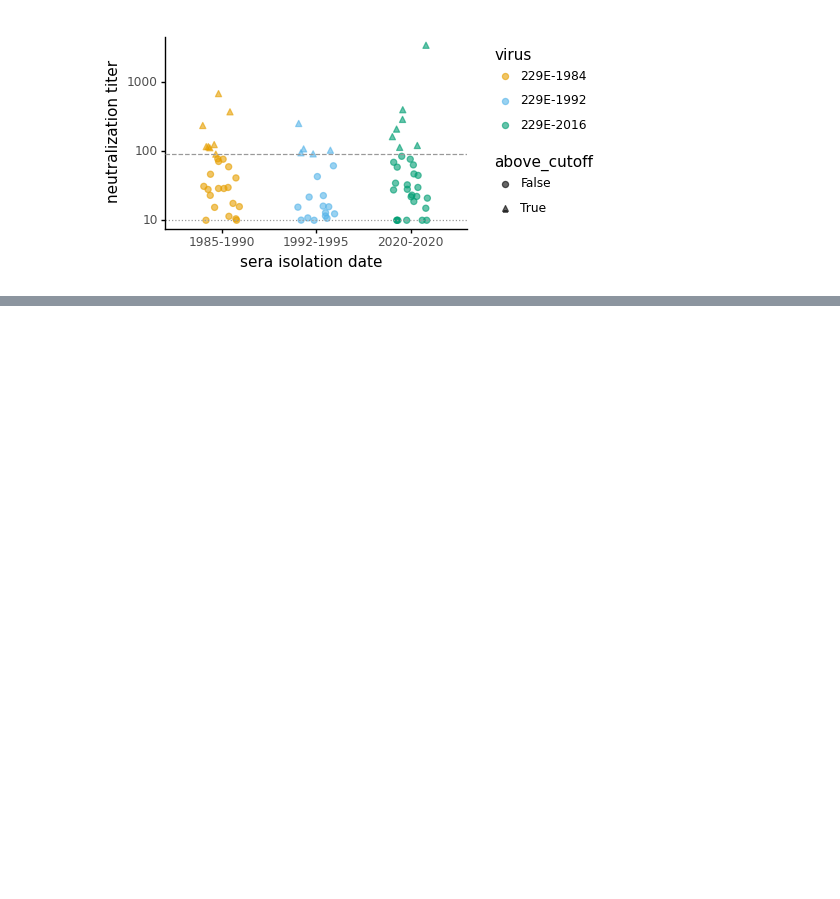
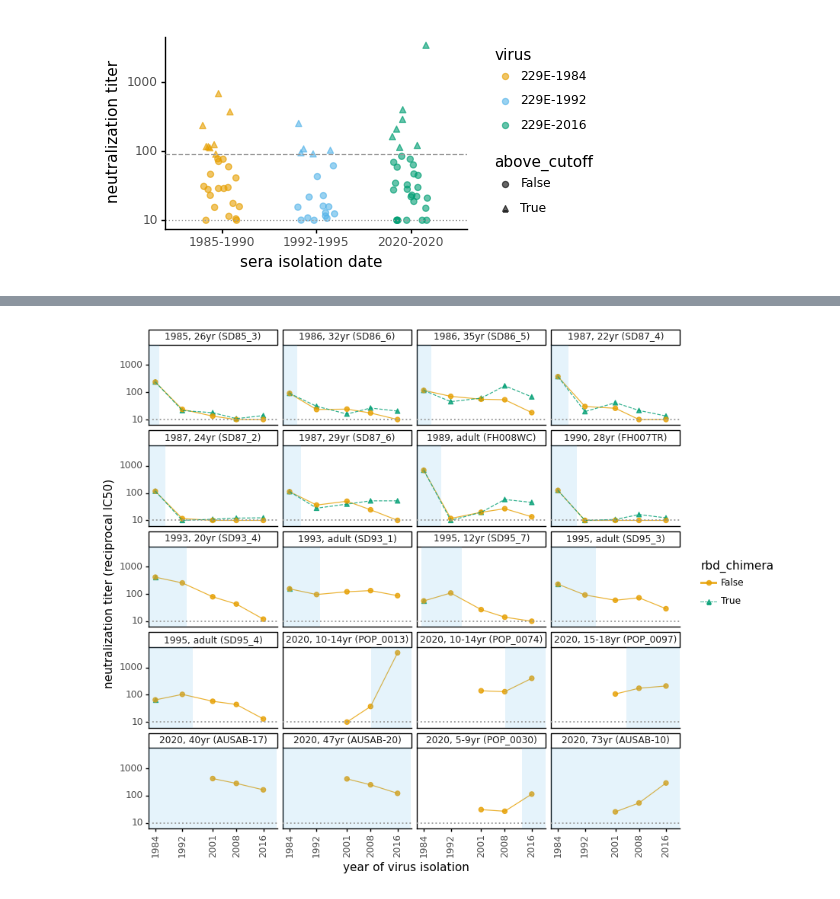
Before and after one commit to jbloomlab/CoV_229E_antigenic_drift, a Jupyter notebook: exptl_data/analyze_neut_data.ipynb, the cells around one changed output, grey strips where cells are left out. Cells and saved outputs as stored; diff of their text form; code cells hidden in the pictures; blank space fills up the shorter version.

Commit message:
plot rectanges as lifespan

```diff
--- a/exptl_data/analyze_neut_data.ipynb
+++ b/exptl_data/analyze_neut_data.ipynb
@@ -403,0 +365,81 @@ _ = p.draw()
+# %%
+# map age strings to numbers used for plotting rectangles showing life span,
+# and text labels for facet titles
+class dict_missing_as_key(dict):
+    # https://stackoverflow.com/a/6229253
+    def __missing__(self, key):
+        return key
+age_str_to_number = dict_missing_as_key({'unknown': 40,
+                                         '5 to <10 years': 7,
+                                         '10 to <15 years': 12,
+                                         '>15 years': 16.5,
+                                          })
+df = (annotated_neut_titers
+      .merge(closest_virus_df[['serum', 'closest_virus', 'sera_range', 'titer_to_closest_virus']],
+             on='serum')
+      .query('titer_to_closest_virus > @titer_cutoff')
+      .assign(age_number=lambda x: x['age'].map(age_str_to_number).astype(int),
+              birth_date=lambda x: x['collection_year'] - x['age_number'],
+              )
+      )
+df = df.append(df.query('virus == "229E-1984"').assign(rbd_chimera=True))
+assert all(df['birth_date'] < df['collection_year'])
+
+# now set x min and max (year range showed), and set geom_rect values for these for each sera
+xmin = df['virus_year'].min() - 2
+xmax = max(df['virus_year'].max() + 2, df['collection_year'].max())
+df = df.assign(year_min=lambda x: x['birth_date'].clip(lower=xmin),
+               year_max=lambda x: x['collection_year'].clip(upper=xmax),
+               )
+
+# now set serum labels facet titles
+class dict_missing_as_age_key(dict):
+    # https://stackoverflow.com/a/6229253
+    def __missing__(self, key):
+        return str(key) + 'yr'
+age_str_to_label = dict_missing_as_age_key({'unknown': 'adult',
+                                            '5 to <10 years': '5-9yr',
+                                            '10 to <15 years': '10-14yr',
+                                            '>15 years': '15-18yr',
+                                            })
+df = df.assign(serum_label=lambda x: x['collection_year'].round().astype(int).astype(str) +
+                                     ', ' + x['age'].map(age_str_to_label) +
+                                     ' (' + x['serum'] + ')'
+               )
+
+# now draw plots
+ncol = 4
+nfacets = df['serum_year'].nunique()
+nrow = math.ceil(nfacets / ncol)
+
+p = (
+    ggplot(df) +
+    aes(x='virus_year', y='neut_titer', color='rbd_chimera',
+        shape='rbd_chimera', linetype='rbd_chimera') +
+    geom_point(alpha=0.8, size=2) +
+    geom_line(alpha=0.8) +
+    facet_wrap('~ serum_label',
+               ncol=ncol,
+               nrow=nrow) +
+    scale_y_log10(name='neutralization titer (reciprocal IC50)',
+                  expand=(0.08, 0),
+                  ) +
+    scale_x_continuous(name='year of virus isolation',
+                      breaks=df['virus_year'].sort_values().unique(),
+                      expand=(0, 0),
+                      limits=(xmin, xmax),
+                      ) +
+    theme_classic() +
+    geom_rect(data=df[['serum_label', 'year_min', 'year_max']].drop_duplicates(),
+              mapping=aes(xmin='year_min', xmax='year_max'),
+              inherit_aes=False,
+              ymin=0, ymax=100, fill=CBPALETTE[2], alpha=0.15) +
+    scale_color_manual(values=[CBPALETTE[1], CBPALETTE[3]]) +
+    theme(axis_text_x=element_text(angle=90),
+          figure_size=(2.25 * ncol, 1.65 * nrow)) +
+    geom_hline(yintercept=titer_lower_bound, linetype='dotted', color=CBPALETTE[0], size=0.75)
+    )
+
+_ = p.draw()
+# %% [output]
+[figure, added]
```
Also changed, not shown: parts of 2 cells of this notebook, 2 other files.
